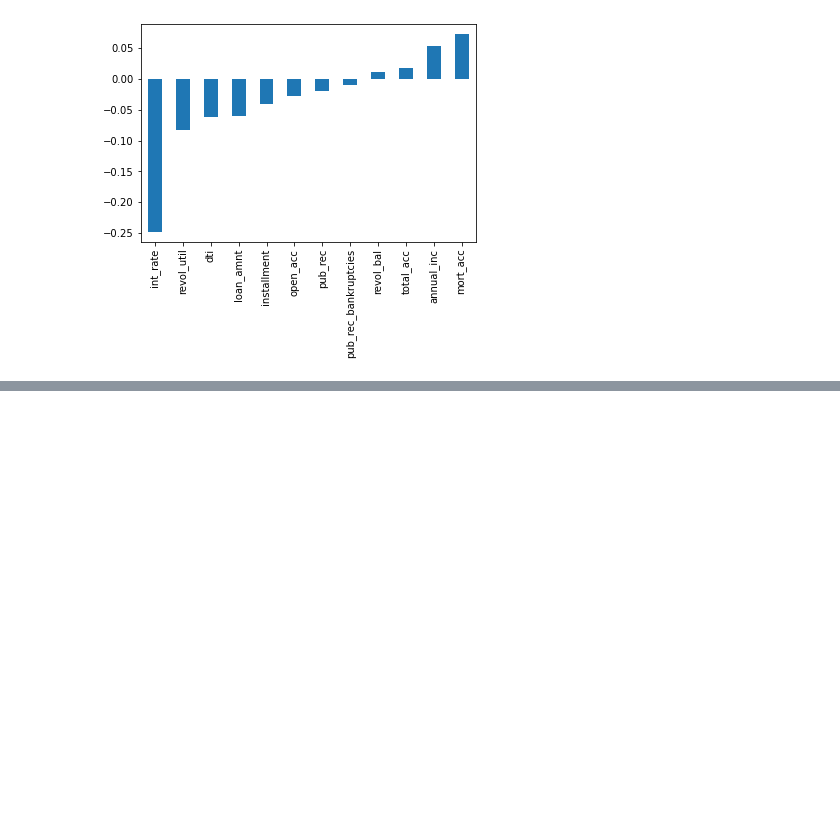
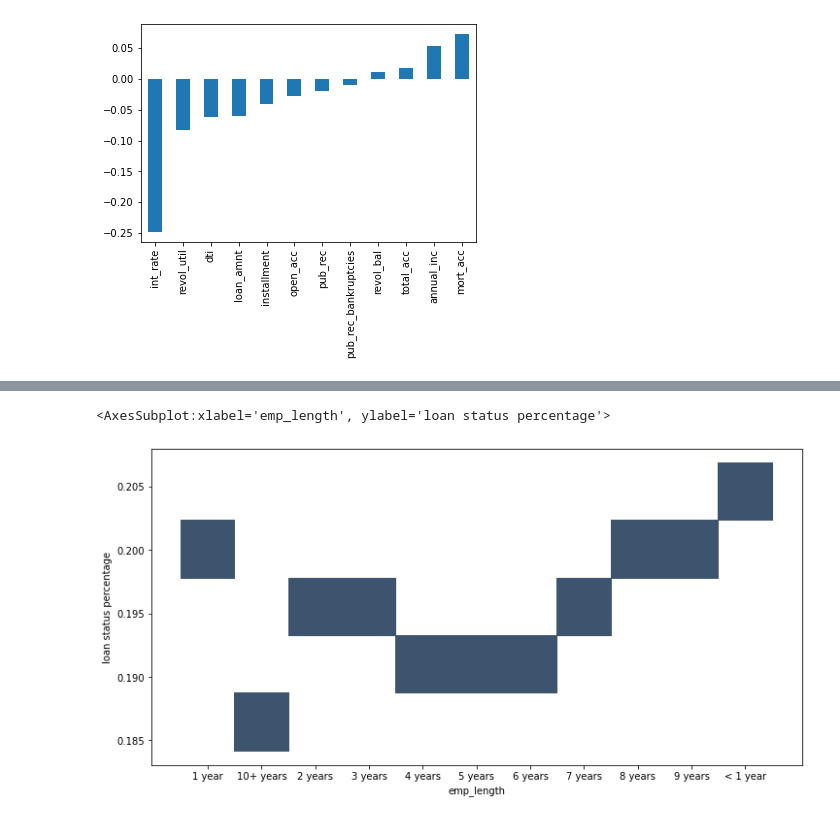
Before and after one commit to sumit-mandal/Machine-Learning-Complete-2, a Jupyter notebook: Deep Learning/Lending_Club_project.ipynb, the cells around one changed output, grey strips where cells are left out. Drawn from its saved outputs; the diff is of its cells as text; code cells hidden in the pictures; blank space fills up the shorter version.

```diff
--- a/Deep Learning/Lending_Club_project.ipynb
+++ b/Deep Learning/Lending_Club_project.ipynb
@@ -322,0 +582,3 @@ df.corr()['loan_repaid'].sort_values().drop('loan_repaid').plot(kind='bar')
+# %%
+emp_fp = df[df['loan_status']=='Fully Paid'].groupby('emp_length').count()['loan_status']
+emp_fp
@@ -322,0 +653,3 @@ df.corr()['loan_repaid'].sort_values().drop('loan_repaid').plot(kind='bar')
+# %%
+emp_len=emp_co/(emp_co+emp_fp)
+emp_len
@@ -322,0 +670,5 @@ df.corr()['loan_repaid'].sort_values().drop('loan_repaid').plot(kind='bar')
+# %%
+emp_len=pd.DataFrame(emp_len)
+# %%
+emp_len.columns=['loan status percentage']
+emp_len
@@ -322,0 +689,6 @@ df.corr()['loan_repaid'].sort_values().drop('loan_repaid').plot(kind='bar')
+# %%
+plt.figure(figsize=(12,6))
+sns.histplot(data=emp_len,y='loan status percentage',x='emp_length')
+# %% [output]
+<AxesSubplot:xlabel='emp_length', ylabel='loan status percentage'>
+[figure, added]
```
Also changed, not shown: parts of 44 cells of this notebook.
